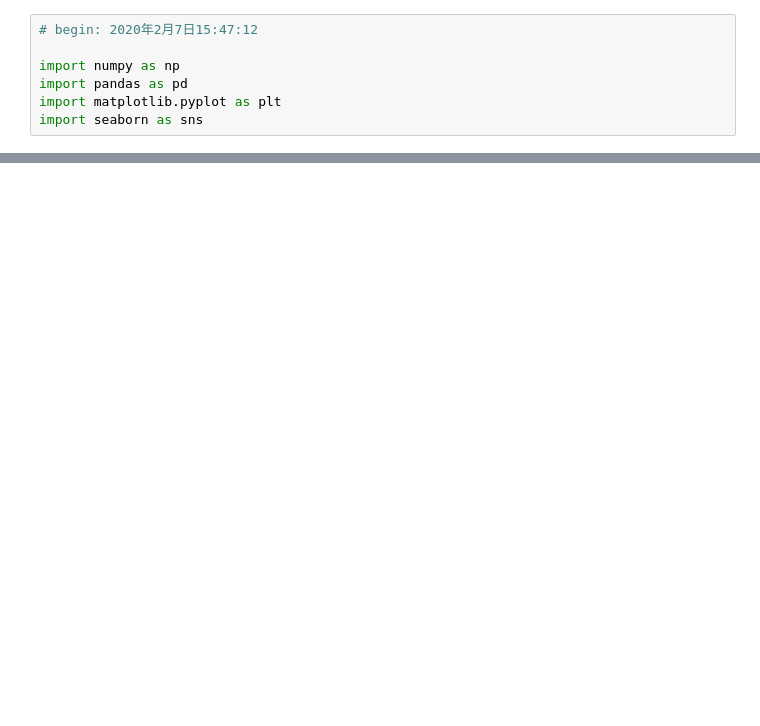
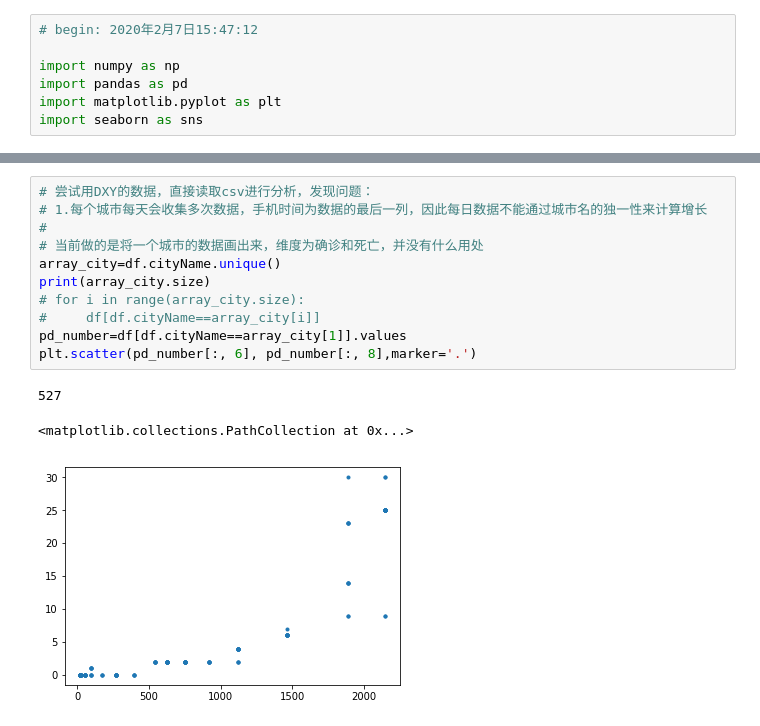
Before and after one commit to jiFengCQ/city_cluster, a Jupyter notebook: city_cluster.ipynb, the cells around one changed output, grey strips where cells are left out. Drawn from its saved outputs; the diff is of its cells as text; blank space fills up the shorter version.

```diff
--- a/city_cluster.ipynb
+++ b/city_cluster.ipynb
@@ -51,0 +59,15 @@ TypeError: 'Index' object is not callable
+# %%
+# 尝试用DXY的数据，直接读取csv进行分析，发现问题：
+# 1.每个城市每天会收集多次数据，手机时间为数据的最后一列，因此每日数据不能通过城市名的独一性来计算增长
+#
+# 当前做的是将一个城市的数据画出来，维度为确诊和死亡，并没有什么用处
+array_city=df.cityName.unique()
+print(array_city.size)
+# for i in range(array_city.size):
+#     df[df.cityName==array_city[i]]
+pd_number=df[df.cityName==array_city[1]].values
+plt.scatter(pd_number[:, 6], pd_number[:, 8],marker='.')
+# %% [output]
+527
+<matplotlib.collections.PathCollection at 0x...>
+[figure, added]
```
Also changed, not shown: parts of 6 cells of this notebook.
